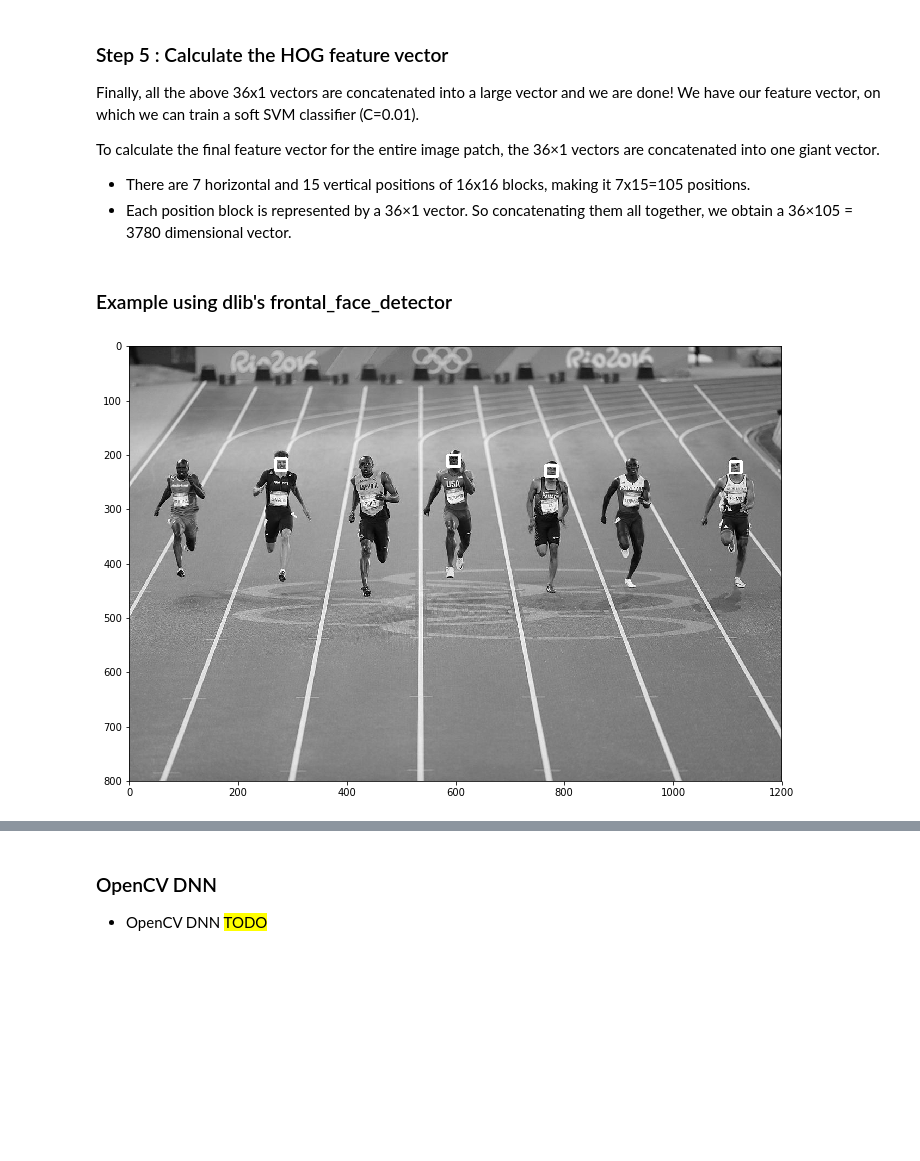
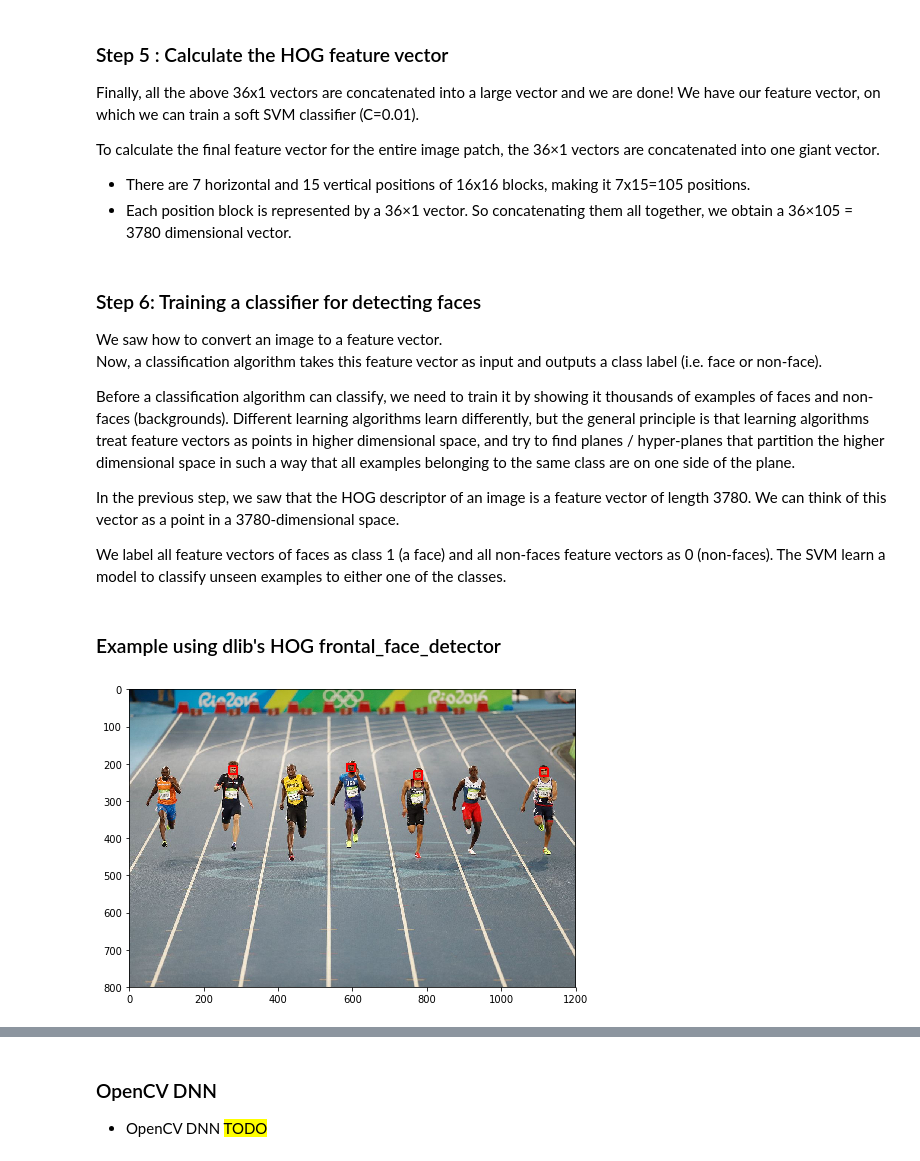
Before and after one commit to yossi-cohen/face-recognition, a Jupyter notebook: face-recognition.ipynb, the cells around one changed output, grey strips where cells are left out. Drawn from its saved outputs; the diff is of its cells as text; code cells hidden in the pictures; blank space fills up the shorter version.

```diff
--- a/face-recognition.ipynb
+++ b/face-recognition.ipynb
@@ -796,23 +794,20 @@ Finally, all the above 36x1 vectors are concatenated into a large vector and we
 To calculate the final feature vector for the entire image patch, the 36×1 vectors are concatenated into one giant vector.
 - There are 7 horizontal and 15 vertical positions of 16x16 blocks, making it 7x15=105 positions.
 - Each position block is represented by a 36×1 vector. So concatenating them all together, we obtain a 36×105 = 3780 dimensional vector.
+# %% [markdown]
+### Step 6: Training a classifier for detecting faces
+We saw how to convert an image to a feature vector.
+Now, a classification algorithm takes this feature vector as input and outputs a class label (i.e. face or non-face).
+
+Before a classification algorithm can classify, we need to train it by showing it thousands of examples of faces and non-faces (backgrounds). Different learning algorithms learn differently, but the general principle is that learning algorithms treat feature vectors as points in higher dimensional space, and try to find planes / hyper-planes that partition the higher dimensional space in such a way that all examples belonging to the same class are on one side of the plane.
+
+In the previous step, we saw that the HOG descriptor of an image is a feature vector of length 3780. We can think of this vector as a point in a 3780-dimensional space.
+
+We label all feature vectors of faces as class 1 (a face) and all non-faces feature vectors as 0 (non-faces). The SVM learn a model to classify unseen examples to either one of the classes.
 # %% [markdown]
-### Example using dlib's frontal_face_detector
+### Example using dlib's HOG frontal_face_detector
-# %%
-import dlib
-from imutils import face_utils
-
-image2 = imread('images/HOG/bolt.jpg')
-gray2 = cv2.cvtColor(image2, cv2.COLOR_BGR2GRAY)
-
-face_detect = dlib.get_frontal_face_detector()
-rects = face_detect(gray2, 2)
-for (i, rect) in enumerate(rects):
-    (x, y, w, h) = face_utils.rect_to_bb(rect)
-    cv2.rectangle(gray2, (x, y), (x + w, y + h), (255, 255, 255), 3)
-
-plt.figure(figsize=(12,8))
-plt.imshow(gray2, cmap='gray')
-plt.show()
-# %% [output]
-[figure, removed]
+# %%
+# method defined above
+dlib_hog_detection_image(image_path='images/HOG/bolt.jpg', scale_factor=2, resize=False)
+# %% [output]
+[figure, added]
```
Also changed, not shown: parts of 15 cells of this notebook, 4 other files.
